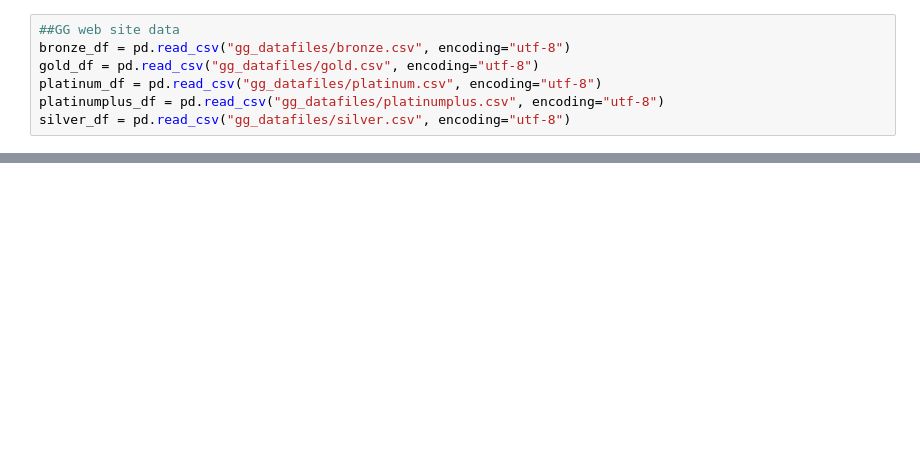
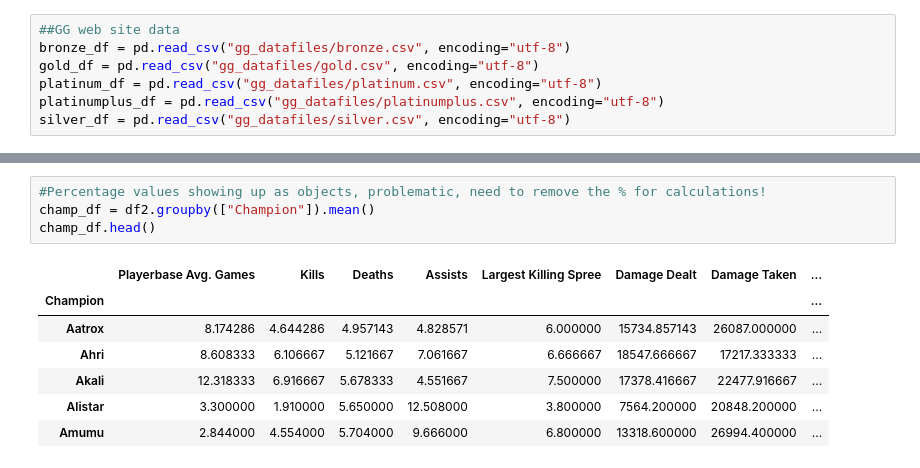
Before and after one commit to CodeReber/lol_champions, a Jupyter notebook: lms_lol.ipynb, the cells around one changed output, grey strips where cells are left out. Cells and saved outputs as stored; diff of their text form; blank space fills up the shorter version.

```diff
--- a/lms_lol.ipynb
+++ b/lms_lol.ipynb
@@ -42,0 +114,12 @@ stack_df = pd.concat([bronze_df,
+# %%
+#Percentage values showing up as objects, problematic, need to remove the % for calculations!
+champ_df = df2.groupby(["Champion"]).mean()
+champ_df.head()
+# %% [output]
+|  | Playerbase Avg. Games | Kills | Deaths | Assists | Largest Killing Spree | Damage Dealt | Damage Taken | ... |
+| Champion |  |  |  |  |  |  |  | ... |
+| Aatrox | 8.174286 | 4.644286 | 4.957143 | 4.828571 | 6.000000 | 15734.857143 | 26087.000000 | ... |
+| Ahri | 8.608333 | 6.106667 | 5.121667 | 7.061667 | 6.666667 | 18547.666667 | 17217.333333 | ... |
+| Akali | 12.318333 | 6.916667 | 5.678333 | 4.551667 | 7.500000 | 17378.416667 | 22477.916667 | ... |
+| Alistar | 3.300000 | 1.910000 | 5.650000 | 12.508000 | 3.800000 | 7564.200000 | 20848.200000 | ... |
+| Amumu | 2.844000 | 4.554000 | 5.704000 | 9.666000 | 6.800000 | 13318.600000 | 26994.400000 | ... |
```
Also changed, not shown: parts of 20 cells of this notebook.
